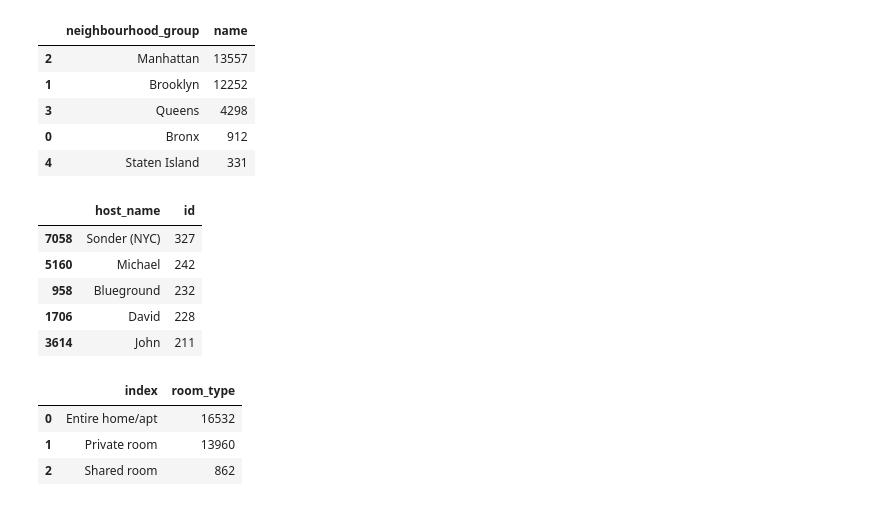
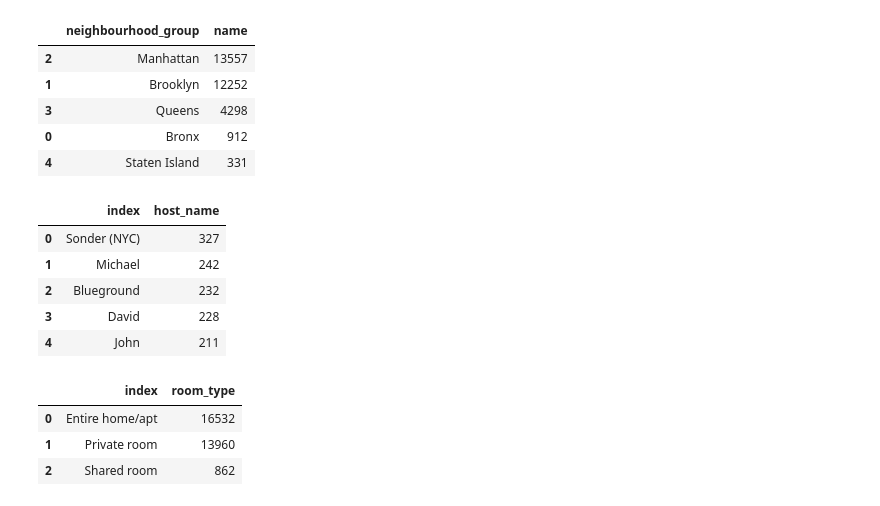
Before and after one commit to Dheerajraghava/Dheerajraghav_Airbnb_Bookings_Analysis_Capstone_Project, a Jupyter notebook: Copy_of_Sample_EDA_Submission_Template.ipynb, the cells around one changed output. Cells and saved outputs as stored; diff of their text form; code cells hidden in the pictures.

```diff
--- a/Copy_of_Sample_EDA_Submission_Template.ipynb
+++ b/Copy_of_Sample_EDA_Submission_Template.ipynb
@@ -591,14 +607,14 @@ data1.groupby('neighbourhood_group',)['name'].count().reset_index().sort_values(
 # %%
 #Host with hight number of properties listed.
 
-data1.groupby('host_name',)['id'].count().reset_index().sort_values('id',ascending=False).head(5)
+data1['host_name'].value_counts().reset_index().head(5)
 # %% [output]
-|  | host_name | id |
-| 7058 | Sonder (NYC) | 327 |
-| 5160 | Michael | 242 |
-| 958 | Blueground | 232 |
-| 1706 | David | 228 |
-| 3614 | John | 211 |
+|  | index | host_name |
+| 0 | Sonder (NYC) | 327 |
+| 1 | Michael | 242 |
+| 2 | Blueground | 232 |
+| 3 | David | 228 |
+| 4 | John | 211 |
 # %%
 #Which room type are maximum listed
 data1['room_type'].value_counts().reset_index()
```
Also changed, not shown: parts of 21 cells of this notebook.
